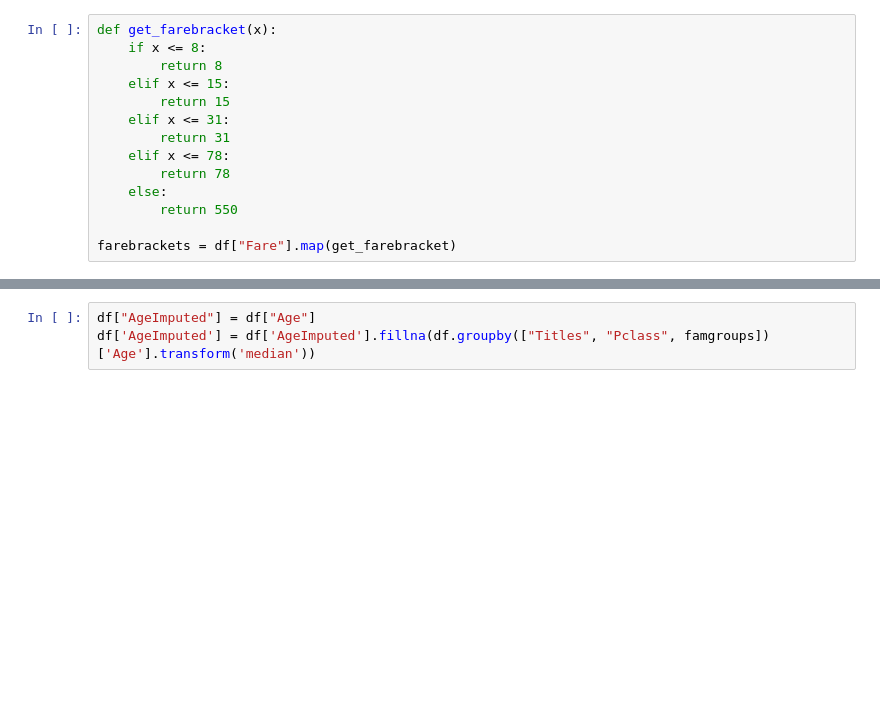
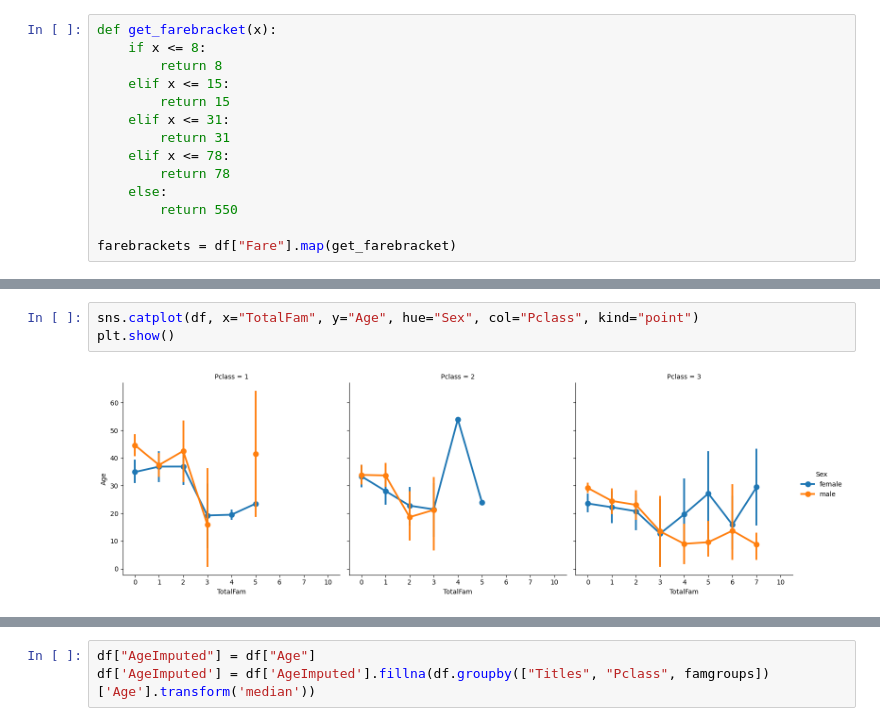
Before and after one commit to rfdspeng/ml_ai_portfolio, a Jupyter notebook: titanic/titanic.ipynb, the cells around one changed output, grey strips where cells are left out. Drawn from its saved outputs; the diff is of its cells as text; blank space fills up the shorter version.

```diff
--- a/titanic/titanic.ipynb
+++ b/titanic/titanic.ipynb
@@ -515,0 +633,5 @@ Name: Age, dtype: float64
+# %%
+sns.catplot(df, x="TotalFam", y="Age", hue="Sex", col="Pclass", kind="point")
+plt.show()
+# %% [output]
+[figure, added]
```
Also changed, not shown: parts of 32 cells of this notebook, 1 other file.
